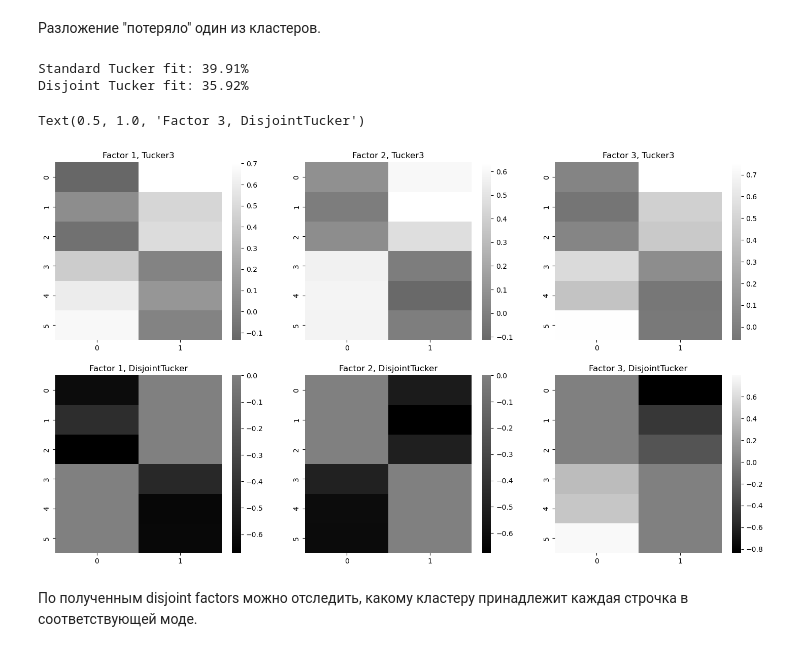
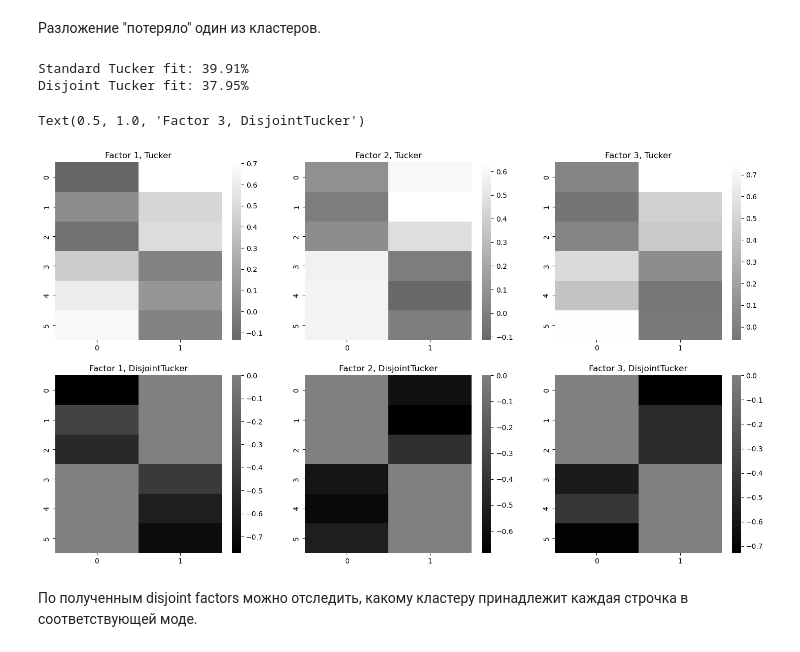
Before and after one commit to komfykat/tensor-decompositions, a Jupyter notebook: theor-base.ipynb, the cells around one changed output. Saved outputs shown, nothing was run; the diff lists cells and outputs as text; code cells hidden in the pictures.

```diff
--- a/theor-base.ipynb
+++ b/theor-base.ipynb
@@ -587,4 +249,6 @@ class DisjointTucker:
 # %%
+from DisjointTucker import DisjointTucker
+
 np.random.seed(42)
 A = np.random.randn(6, 6, 6)
 A[:3, :3, :3] += 2
@@ -597,33 +261,33 @@ core_std, factors_std = tl.decomposition.tucker(A, rank=ranks, random_state=rand
 fit_std = 100 * (1 - tl.norm(A - tl.tucker_to_tensor((core_std, factors_std))) / tl.norm(A))
 print(f"Standard Tucker fit: {fit_std:.2f}%")
 
-model = DisjointTucker(ranks=ranks, random_state=random_state)
+model = DisjointTucker(ranks=ranks, disjoint_modes=[0, 1, 2], random_state=random_state)
 core_dj, factors_dj = model.fit_transform(A)
 fit_dj = 100 * (1 - tl.norm(A - tl.tucker_to_tensor((core_dj, factors_dj))) / tl.norm(A))
 print(f"Disjoint Tucker fit: {fit_dj:.2f}%")
 # %% [output]
 Standard Tucker fit: 39.91%
-Disjoint Tucker fit: 35.92%
+Disjoint Tucker fit: 37.95%
 # %%
 import seaborn as sns
 
 fig, axs = plt.subplots(nrows=2, ncols=3, figsize=(18, 10))
 sns.heatmap(factors_std[0], cmap='grey', ax=axs[0, 0], center=0)
 sns.heatmap(factors_std[1], cmap='grey', ax=axs[0, 1], center=0)
 sns.heatmap(factors_std[2], cmap='grey', ax=axs[0, 2], center=0)
 sns.heatmap(factors_dj[0], cmap='grey', ax=axs[1, 0], center=0)
 sns.heatmap(factors_dj[1], cmap='grey', ax=axs[1, 1], center=0)
 sns.heatmap(factors_dj[2], cmap='grey', ax=axs[1, 2], center=0)
 
-axs[0, 0].set_title("Factor 1, Tucker3")
-axs[0, 1].set_title("Factor 2, Tucker3")
-axs[0, 2].set_title("Factor 3, Tucker3")
+axs[0, 0].set_title("Factor 1, Tucker")
+axs[0, 1].set_title("Factor 2, Tucker")
+axs[0, 2].set_title("Factor 3, Tucker")
 
 axs[1, 0].set_title("Factor 1, DisjointTucker")
 axs[1, 1].set_title("Factor 2, DisjointTucker")
 axs[1, 2].set_title("Factor 3, DisjointTucker")
 # %% [output]
 Text(0.5, 1.0, 'Factor 3, DisjointTucker')
-[figure, old version]
+[figure, new version]
 # %% [markdown]
 По полученным disjoint factors можно отследить, какому кластеру принадлежит каждая строчка в соответствующей моде.
```
Also changed, not shown: parts of 10 cells of this notebook, 5 other files.
